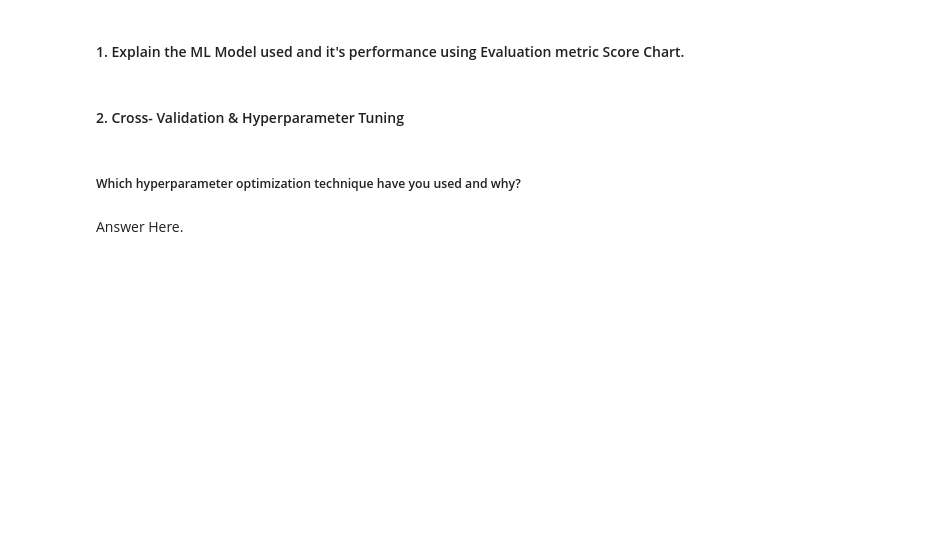
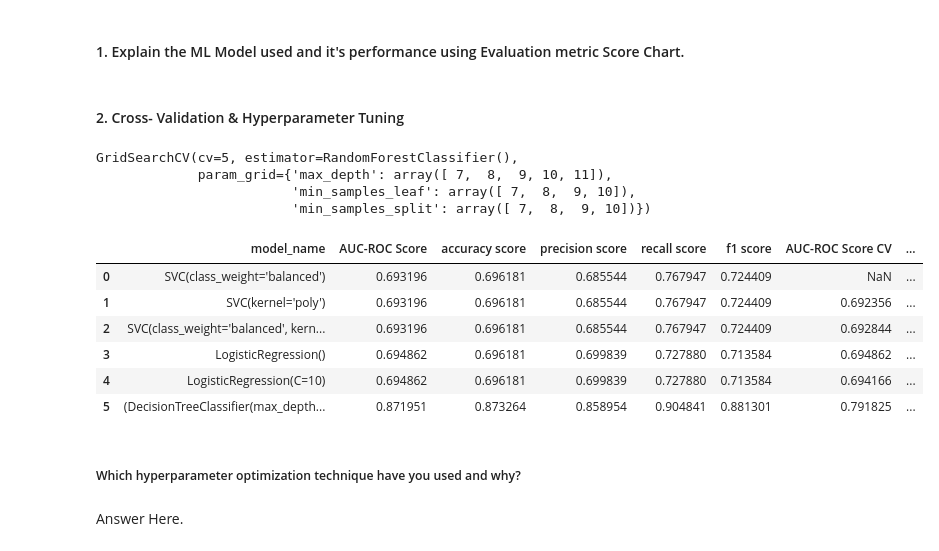
Before and after one commit to 007tickooayush/ML-Classification-Cardiovascular-Risk-Prediction-Project, a Jupyter notebook: Ayush_Tickoo_ML_Capstone_Classification_Project.ipynb, the cells around one changed output. Drawn from its saved outputs; the diff is of its cells as text; code cells hidden in the pictures; blank space fills up the shorter version.

```diff
--- a/Ayush_Tickoo_ML_Capstone_Classification_Project.ipynb
+++ b/Ayush_Tickoo_ML_Capstone_Classification_Project.ipynb
@@ -1286,6 +1346,42 @@ params_rf = {
 rf_ = RandomForestClassifier()
 
 rf_grid = GridSearchCV(estimator = rf_, param_grid = params_rf, cv = 5)
+# %%
+rf_grid.fit(X_train,y_train)
+# %% [output]
+GridSearchCV(cv=5, estimator=RandomForestClassifier(),
+             param_grid={'max_depth': array([ 7,  8,  9, 10, 11]),
+                         'min_samples_leaf': array([ 7,  8,  9, 10]),
+                         'min_samples_split': array([ 7,  8,  9, 10])})
+# %%
+rf_g = rf_grid.best_estimator_
+# %%
+rfg_pred = rf_g.predict(X_test)
+# %%
+metrics = metrics.append({
+    'model_name':rf_g,
+    'AUC-ROC Score':roc_auc_score(y_test,rf_pred),
+    'accuracy score': accuracy_score(y_test,rf_pred),
+    'precision score': precision_score(y_test,rf_pred),
+    'recall score': recall_score(y_test,rf_pred),
+    'f1 score': f1_score(y_test,rf_pred),
+    'AUC-ROC Score CV':roc_auc_score(y_test,rfg_pred),
+    'accuracy score CV': accuracy_score(y_test,rfg_pred),
+    'precision score CV': precision_score(y_test,rfg_pred),
+    'recall score CV': recall_score(y_test,rfg_pred),
+    'f1 score CV': f1_score(y_test,rfg_pred),
+
+},ignore_index = True)
+# %%
+metrics
+# %% [output]
+|  | model_name | AUC-ROC Score | accuracy score | precision score | recall score | f1 score | AUC-ROC Score CV | ... |
+| 0 | SVC(class_weight='balanced') | 0.693196 | 0.696181 | 0.685544 | 0.767947 | 0.724409 | NaN | ... |
+| 1 | SVC(kernel='poly') | 0.693196 | 0.696181 | 0.685544 | 0.767947 | 0.724409 | 0.692356 | ... |
+| 2 | SVC(class_weight='balanced', kern... | 0.693196 | 0.696181 | 0.685544 | 0.767947 | 0.724409 | 0.692844 | ... |
+| 3 | LogisticRegression() | 0.694862 | 0.696181 | 0.699839 | 0.727880 | 0.713584 | 0.694862 | ... |
+| 4 | LogisticRegression(C=10) | 0.694862 | 0.696181 | 0.699839 | 0.727880 | 0.713584 | 0.694166 | ... |
+| 5 | (DecisionTreeClassifier(max_depth... | 0.871951 | 0.873264 | 0.858954 | 0.904841 | 0.881301 | 0.791825 | ... |
 # %% [markdown]
 ##### Which hyperparameter optimization technique have you used and why?
 # %% [markdown]
```
Also changed, not shown: parts of 88 cells of this notebook.
